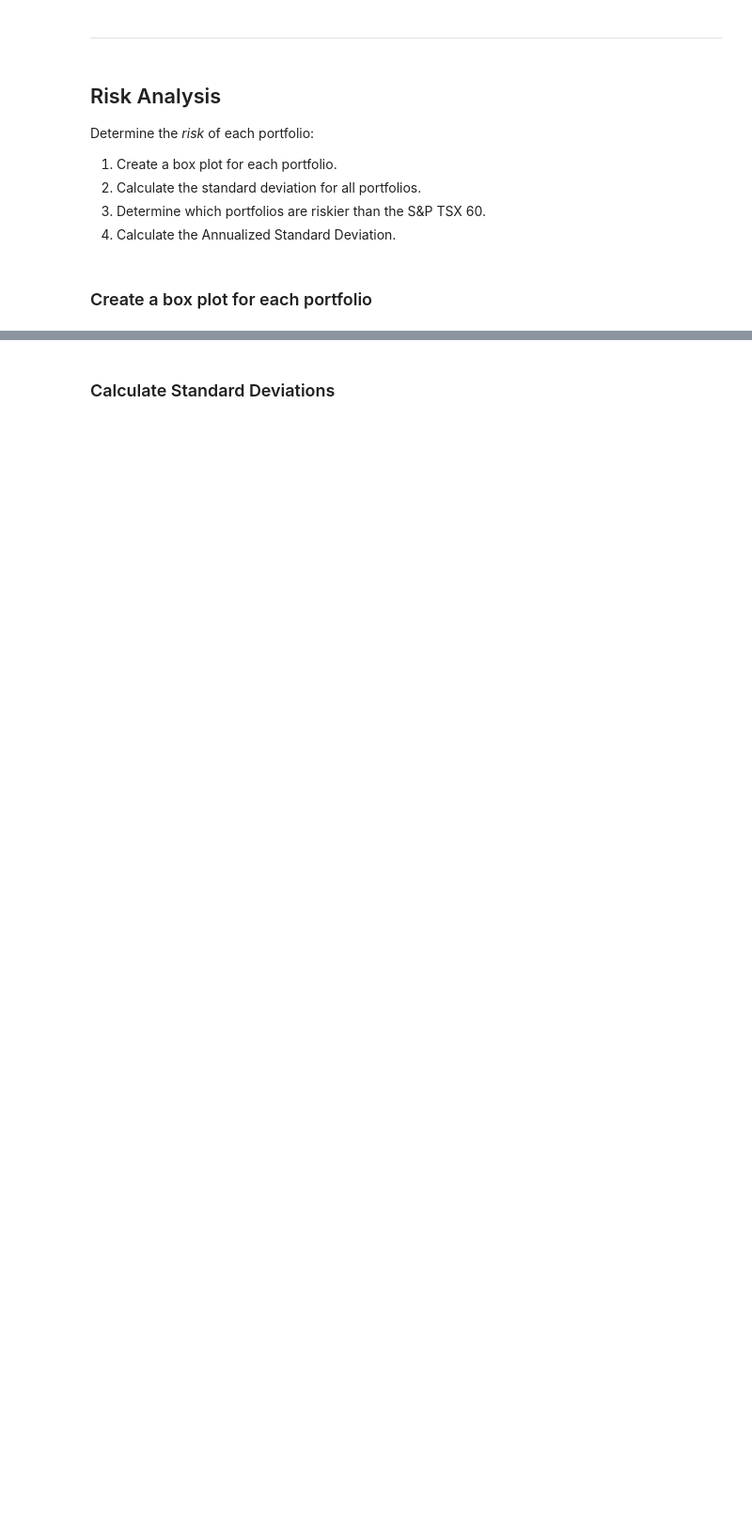
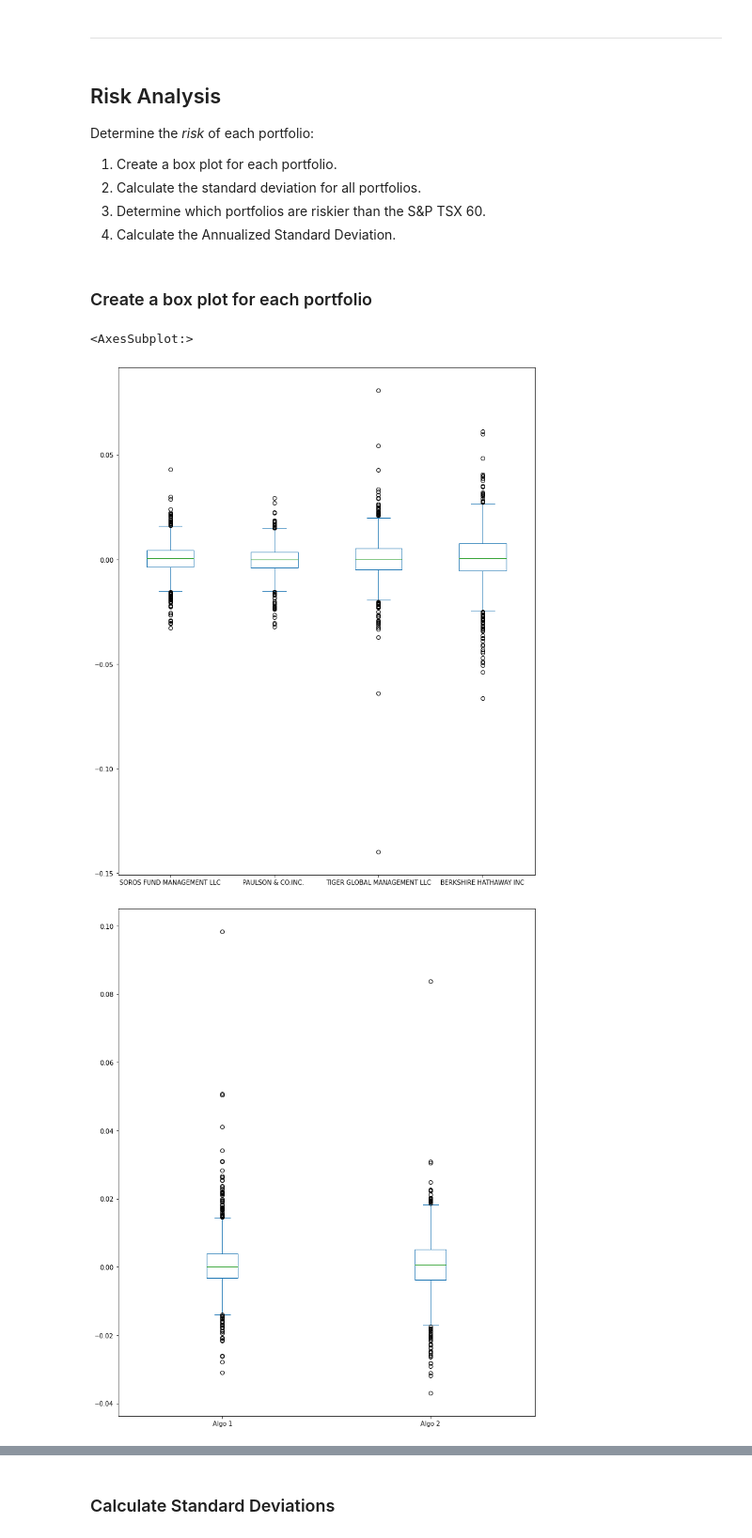
Before and after one commit to adamgulyas/pandas-homework, a Jupyter notebook: whale_analysis.ipynb, the cells around one changed output, grey strips where cells are left out. Shown at 94% size. Saved outputs shown, nothing was run; the diff lists cells and outputs as text; code cells hidden in the pictures; blank space fills up the shorter version.

```diff
--- a/whale_analysis.ipynb
+++ b/whale_analysis.ipynb
@@ -151,0 +207,10 @@ Determine the _risk_ of each portfolio:
+# %%
+# Box plot to visually show risk
+# Plot daily returns of all portfolios
+whale_returns.plot.box(figsize=(12,15))
+algo_returns.plot.box(figsize=(12,15))
+sp_tsx_returns.plot.box(figsize=(12,15))
+# %% [output]
+<AxesSubplot:>
+[figure, added]
+[figure, added]
```
Also changed, not shown: parts of 31 cells of this notebook.
